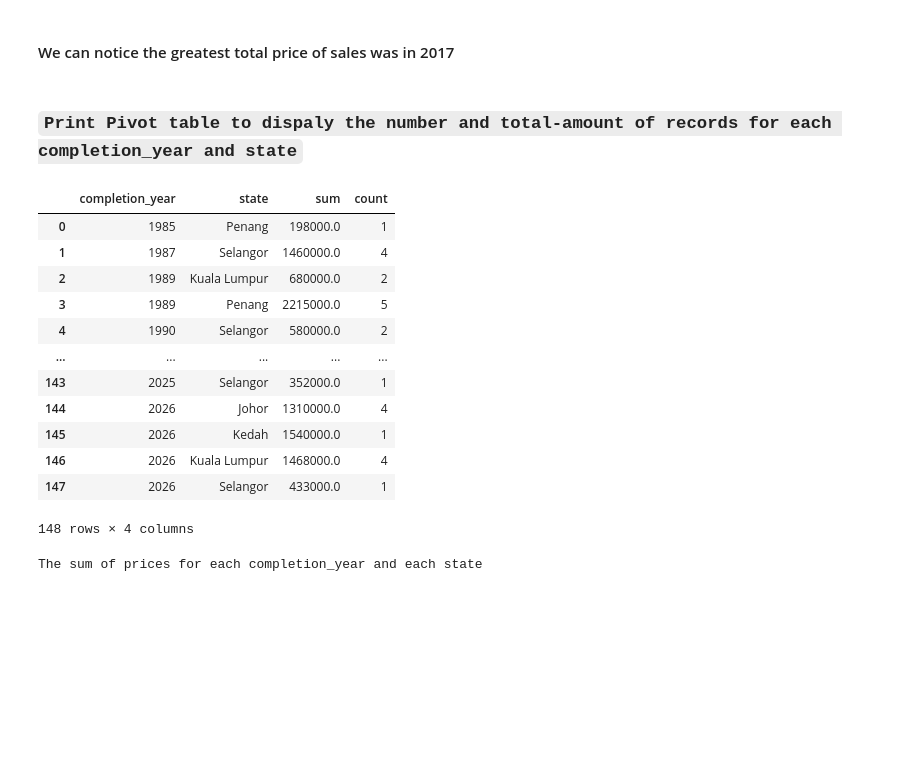
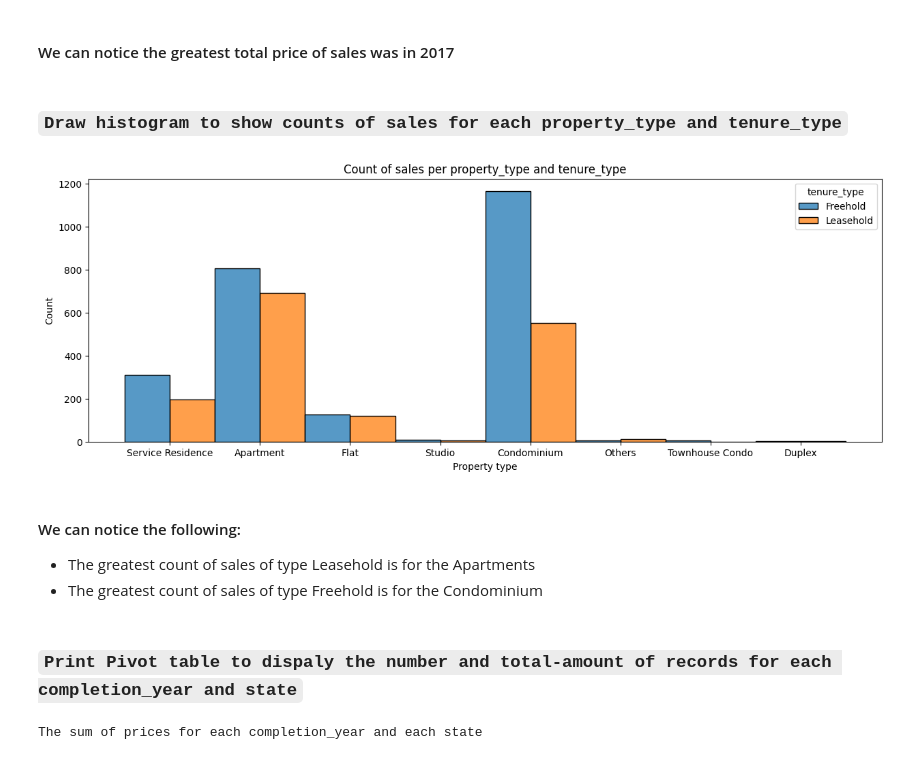
Before and after one commit to aahmedsherif/FinalProject, a Jupyter notebook: script.ipynb, the cells around one changed output. Saved outputs shown, nothing was run; the diff lists cells and outputs as text; code cells hidden in the pictures; blank space fills up the shorter version.

```diff
--- a/script.ipynb
+++ b/script.ipynb
@@ -530,26 +530,25 @@ plt.show()
 # %% [markdown]
 #### We can notice the greatest total price of sales was in 2017
+# %% [markdown]
+### `Draw histogram to show counts of sales for each property_type and tenure_type`
+# %%
+plt.figure(figsize=(15,5))
+sns.histplot(data=df, x='property_type', hue='tenure_type', bins=30, multiple='dodge')
+plt.title('Count of sales per property_type and tenure_type')
+plt.xlabel('Property type')
+plt.show()
+# %% [output]
+[figure, added]
+# %% [markdown]
+#### We can notice the following:
+- The greatest count of sales of type Leasehold is for the Apartments
+- The greatest count of sales of type Freehold is for the Condominium
 # %% [markdown]
 ### `Print Pivot table to dispaly the number and total-amount of records for each completion_year and state`
 # %%
 df_grouped = pd.DataFrame( df.groupby(by=['completion_year','state'])['price'].aggregate(['sum','count']) )
 
 df_grouped.reset_index(drop=False, inplace=True )
-df_grouped
-# %% [output]
-|  | completion_year | state | sum | count |
-| 0 | 1985 | Penang | 198000.0 | 1 |
-| 1 | 1987 | Selangor | 1460000.0 | 4 |
-| 2 | 1989 | Kuala Lumpur | 680000.0 | 2 |
-| 3 | 1989 | Penang | 2215000.0 | 5 |
-| 4 | 1990 | Selangor | 580000.0 | 2 |
-| ... | ... | ... | ... | ... |
-| 143 | 2025 | Selangor | 352000.0 | 1 |
-| 144 | 2026 | Johor | 1310000.0 | 4 |
-| 145 | 2026 | Kedah | 1540000.0 | 1 |
-| 146 | 2026 | Kuala Lumpur | 1468000.0 | 4 |
-| 147 | 2026 | Selangor | 433000.0 | 1 |
-148 rows × 4 columns
 # %%
 print('The sum of prices for each completion_year and each state')
 pivot_data = pd.pivot(data=df_grouped, index='state', columns='completion_year', values=['sum','count'])
```
Also changed, not shown: parts of 8 cells of this notebook.
